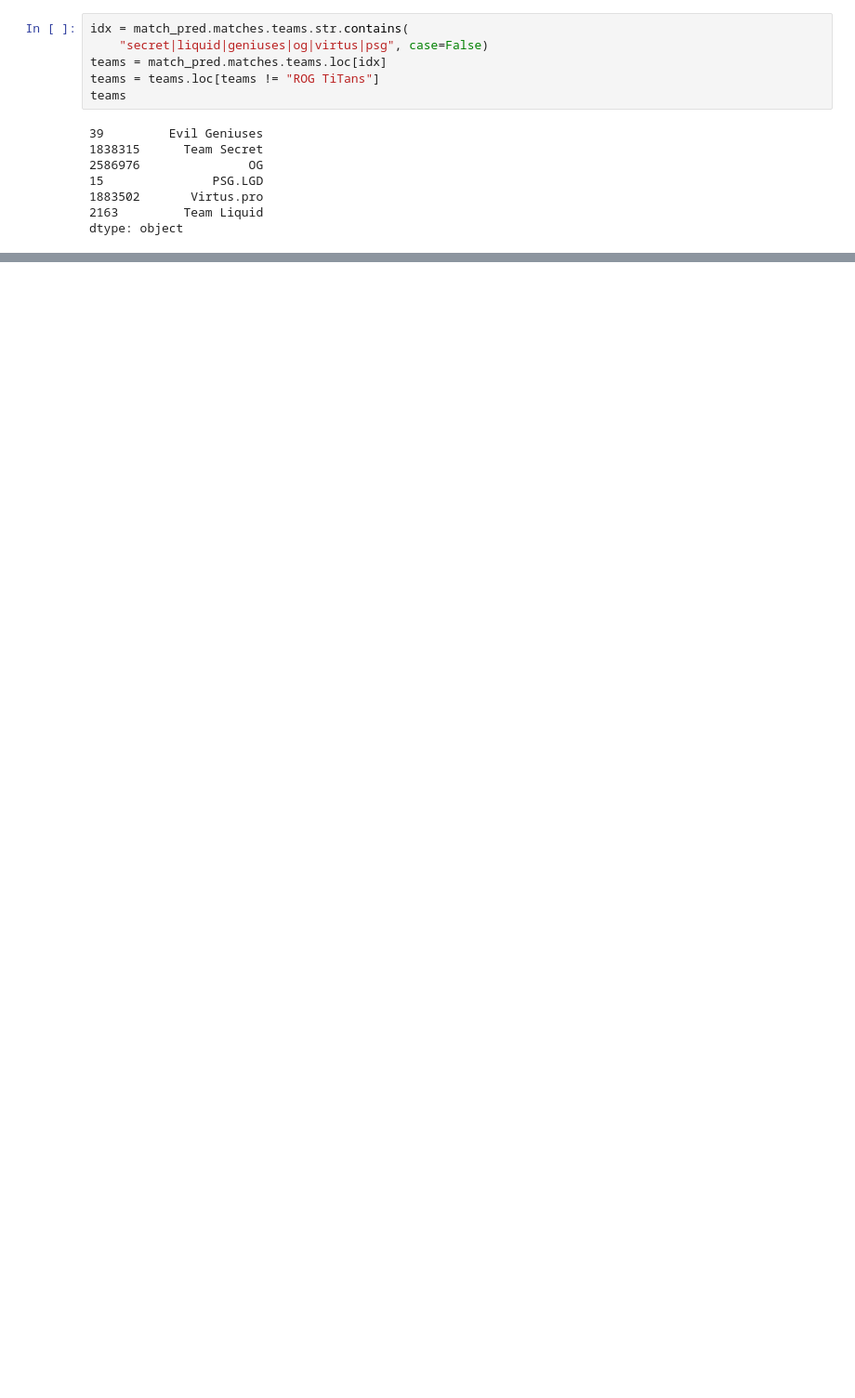
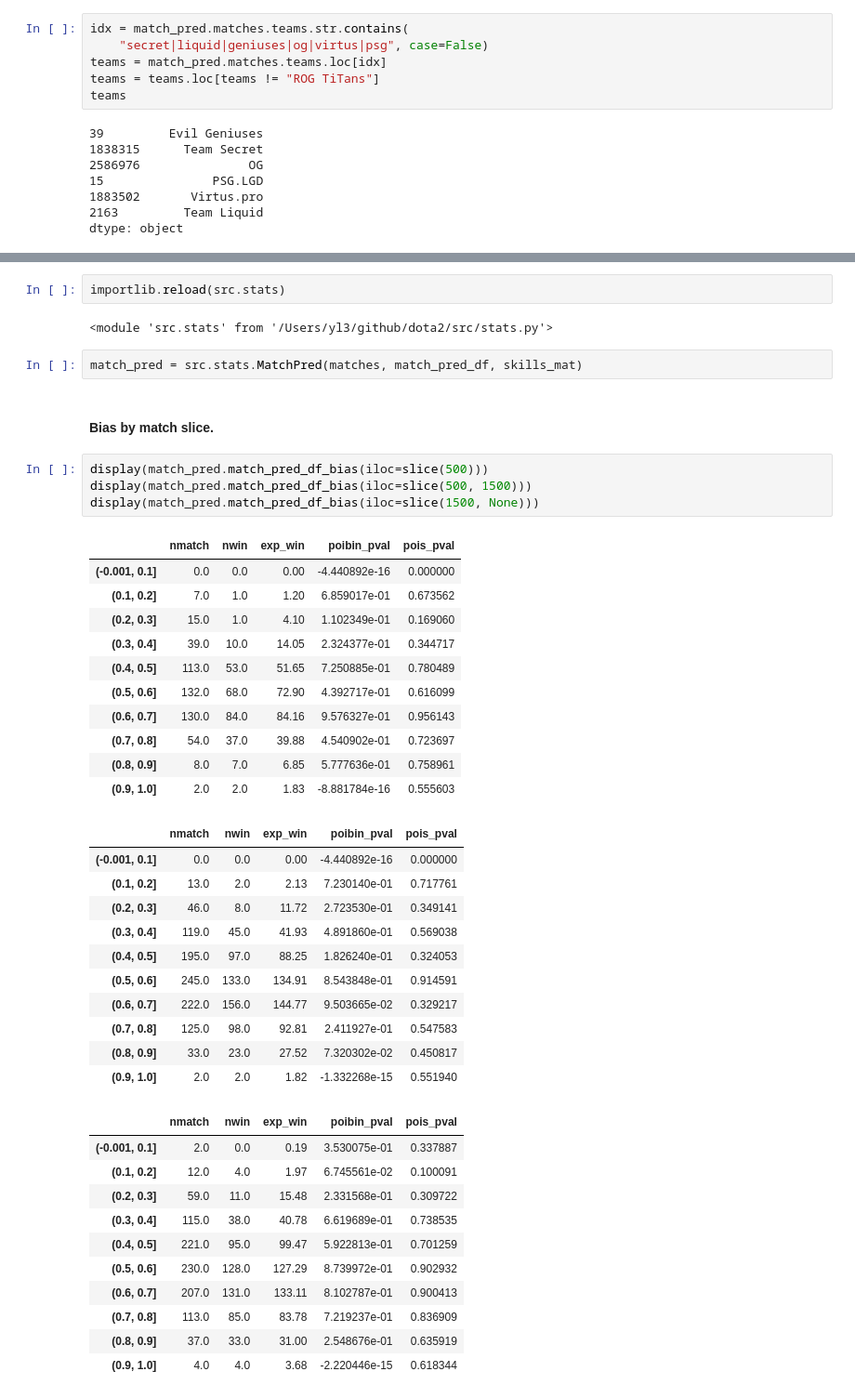
Before and after one commit to yl3/dota2, a Jupyter notebook: notebooks/13-initial_exploration_of_predictions.20190809.ipynb, the cells around one changed output, grey strips where cells are left out. Shown at 93% size. Cells and saved outputs as stored; diff of their text form; blank space fills up the shorter version.

Commit message:
Add code for computing (sliced) prediction bias

```diff
--- a/notebooks/13-initial_exploration_of_predictions.20190809.ipynb
+++ b/notebooks/13-initial_exploration_of_predictions.20190809.ipynb
@@ -379,0 +357,46 @@ Name: 4254998044, dtype: float64
+# %%
+importlib.reload(src.stats)
+# %% [output]
+<module 'src.stats' from '/Users/yl3/github/dota2/src/stats.py'>
+# %%
+match_pred = src.stats.MatchPred(matches, match_pred_df, skills_mat)
+# %% [markdown]
+#### Bias by match slice.
+# %%
+display(match_pred.match_pred_df_bias(iloc=slice(500)))
+display(match_pred.match_pred_df_bias(iloc=slice(500, 1500)))
+display(match_pred.match_pred_df_bias(iloc=slice(1500, None)))
+# %% [output]
+|  | nmatch | nwin | exp_win | poibin_pval | pois_pval |
+| (-0.001, 0.1] | 0.0 | 0.0 | 0.00 | -4.440892e-16 | 0.000000 |
+| (0.1, 0.2] | 7.0 | 1.0 | 1.20 | 6.859017e-01 | 0.673562 |
+| (0.2, 0.3] | 15.0 | 1.0 | 4.10 | 1.102349e-01 | 0.169060 |
+| (0.3, 0.4] | 39.0 | 10.0 | 14.05 | 2.324377e-01 | 0.344717 |
+| (0.4, 0.5] | 113.0 | 53.0 | 51.65 | 7.250885e-01 | 0.780489 |
+| (0.5, 0.6] | 132.0 | 68.0 | 72.90 | 4.392717e-01 | 0.616099 |
+| (0.6, 0.7] | 130.0 | 84.0 | 84.16 | 9.576327e-01 | 0.956143 |
+| (0.7, 0.8] | 54.0 | 37.0 | 39.88 | 4.540902e-01 | 0.723697 |
+| (0.8, 0.9] | 8.0 | 7.0 | 6.85 | 5.777636e-01 | 0.758961 |
+| (0.9, 1.0] | 2.0 | 2.0 | 1.83 | -8.881784e-16 | 0.555603 |
+|  | nmatch | nwin | exp_win | poibin_pval | pois_pval |
+| (-0.001, 0.1] | 0.0 | 0.0 | 0.00 | -4.440892e-16 | 0.000000 |
+| (0.1, 0.2] | 13.0 | 2.0 | 2.13 | 7.230140e-01 | 0.717761 |
+| (0.2, 0.3] | 46.0 | 8.0 | 11.72 | 2.723530e-01 | 0.349141 |
+| (0.3, 0.4] | 119.0 | 45.0 | 41.93 | 4.891860e-01 | 0.569038 |
+| (0.4, 0.5] | 195.0 | 97.0 | 88.25 | 1.826240e-01 | 0.324053 |
+| (0.5, 0.6] | 245.0 | 133.0 | 134.91 | 8.543848e-01 | 0.914591 |
+| (0.6, 0.7] | 222.0 | 156.0 | 144.77 | 9.503665e-02 | 0.329217 |
+| (0.7, 0.8] | 125.0 | 98.0 | 92.81 | 2.411927e-01 | 0.547583 |
+| (0.8, 0.9] | 33.0 | 23.0 | 27.52 | 7.320302e-02 | 0.450817 |
+| (0.9, 1.0] | 2.0 | 2.0 | 1.82 | -1.332268e-15 | 0.551940 |
+|  | nmatch | nwin | exp_win | poibin_pval | pois_pval |
+| (-0.001, 0.1] | 2.0 | 0.0 | 0.19 | 3.530075e-01 | 0.337887 |
+| (0.1, 0.2] | 12.0 | 4.0 | 1.97 | 6.745561e-02 | 0.100091 |
+| (0.2, 0.3] | 59.0 | 11.0 | 15.48 | 2.331568e-01 | 0.309722 |
+| (0.3, 0.4] | 115.0 | 38.0 | 40.78 | 6.619689e-01 | 0.738535 |
+| (0.4, 0.5] | 221.0 | 95.0 | 99.47 | 5.922813e-01 | 0.701259 |
+| (0.5, 0.6] | 230.0 | 128.0 | 127.29 | 8.739972e-01 | 0.902932 |
+| (0.6, 0.7] | 207.0 | 131.0 | 133.11 | 8.102787e-01 | 0.900413 |
+| (0.7, 0.8] | 113.0 | 85.0 | 83.78 | 7.219237e-01 | 0.836909 |
+| (0.8, 0.9] | 37.0 | 33.0 | 31.00 | 2.548676e-01 | 0.635919 |
+| (0.9, 1.0] | 4.0 | 4.0 | 3.68 | -2.220446e-15 | 0.618344 |
```
Also changed, not shown: parts of 11 cells of this notebook, 2 other files.
